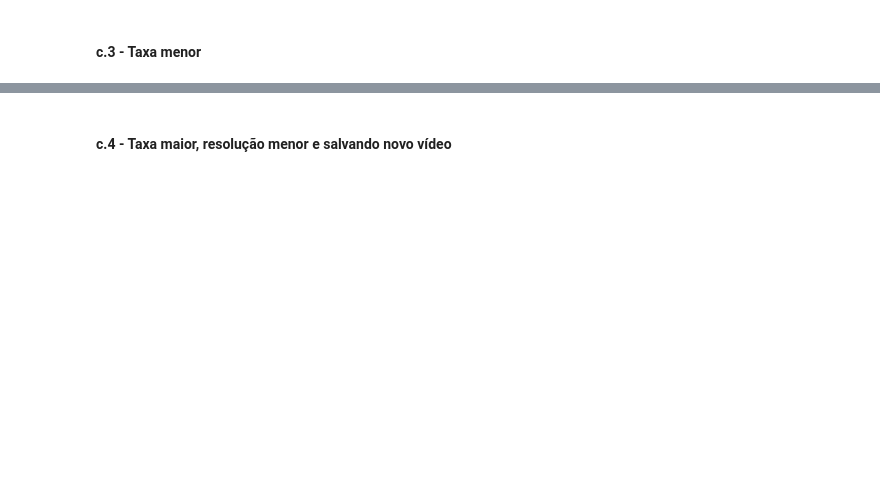
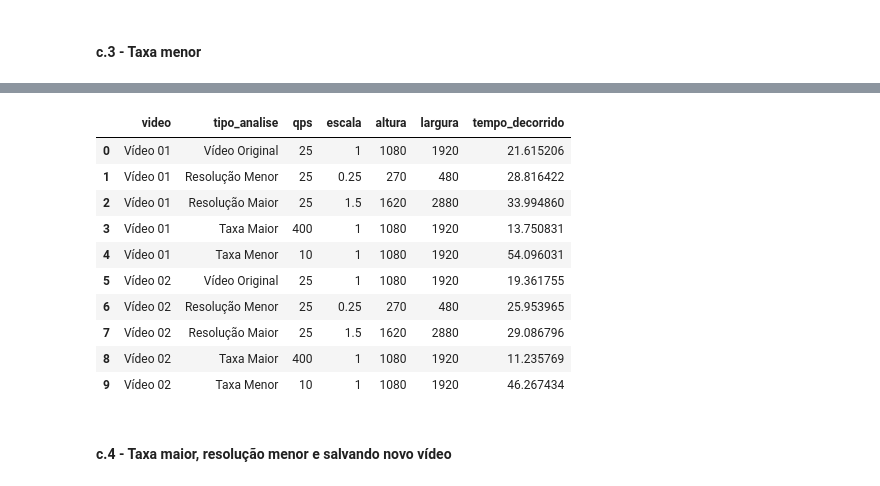
Before and after one commit to mesquita97/Cod_multimidia, a Jupyter notebook: Site/pages/lab_1/file/lab1_video_python.ipynb, the cells around one changed output, grey strips where cells are left out. Cells and saved outputs as stored; diff of their text form; code cells hidden in the pictures; blank space fills up the shorter version.

```diff
--- a/Site/pages/lab_1/file/lab1_video_python.ipynb
+++ b/Site/pages/lab_1/file/lab1_video_python.ipynb
@@ -451,0 +913,14 @@ cv.destroyAllWindows()
+# %%
+# Salvando dados
+dict_data = {
+    'video': 'Vídeo 02',
+    'tipo_analise': 'Resolução Maior',
+    'qps': qps,
+    'escala': escala,
+    'altura': alt,
+    'largura': larg,
+    'tempo_decorrido': elapsed_time
+}
+
+df_videos = df_videos.append(dict_data, ignore_index=True)
+df_videos
@@ -451,0 +1006,14 @@ cv.destroyAllWindows()
+# %%
+# Salvando dados
+dict_data = {
+    'video': 'Vídeo 02',
+    'tipo_analise': 'Taxa Maior',
+    'qps': qps,
+    'escala': escala,
+    'altura': alt,
+    'largura': larg,
+    'tempo_decorrido': elapsed_time
+}
+
+df_videos = df_videos.append(dict_data, ignore_index=True)
+df_videos
@@ -451,0 +1100,26 @@ cv.destroyAllWindows()
+# %%
+# Salvando dados
+dict_data = {
+    'video': 'Vídeo 02',
+    'tipo_analise': 'Taxa Menor',
+    'qps': qps,
+    'escala': escala,
+    'altura': alt,
+    'largura': larg,
+    'tempo_decorrido': elapsed_time
+}
+
+df_videos = df_videos.append(dict_data, ignore_index=True)
+df_videos
+# %% [output]
+|  | video | tipo_analise | qps | escala | altura | largura | tempo_decorrido |
+| 0 | Vídeo 01 | Vídeo Original | 25 | 1 | 1080 | 1920 | 21.615206 |
+| 1 | Vídeo 01 | Resolução Menor | 25 | 0.25 | 270 | 480 | 28.816422 |
+| 2 | Vídeo 01 | Resolução Maior | 25 | 1.5 | 1620 | 2880 | 33.994860 |
+| 3 | Vídeo 01 | Taxa Maior | 400 | 1 | 1080 | 1920 | 13.750831 |
+| 4 | Vídeo 01 | Taxa Menor | 10 | 1 | 1080 | 1920 | 54.096031 |
+| 5 | Vídeo 02 | Vídeo Original | 25 | 1 | 1080 | 1920 | 19.361755 |
+| 6 | Vídeo 02 | Resolução Menor | 25 | 0.25 | 270 | 480 | 25.953965 |
+| 7 | Vídeo 02 | Resolução Maior | 25 | 1.5 | 1620 | 2880 | 29.086796 |
+| 8 | Vídeo 02 | Taxa Maior | 400 | 1 | 1080 | 1920 | 11.235769 |
+| 9 | Vídeo 02 | Taxa Menor | 10 | 1 | 1080 | 1920 | 46.267434 |
```
Also changed, not shown: parts of 42 cells of this notebook, 7 other files.
